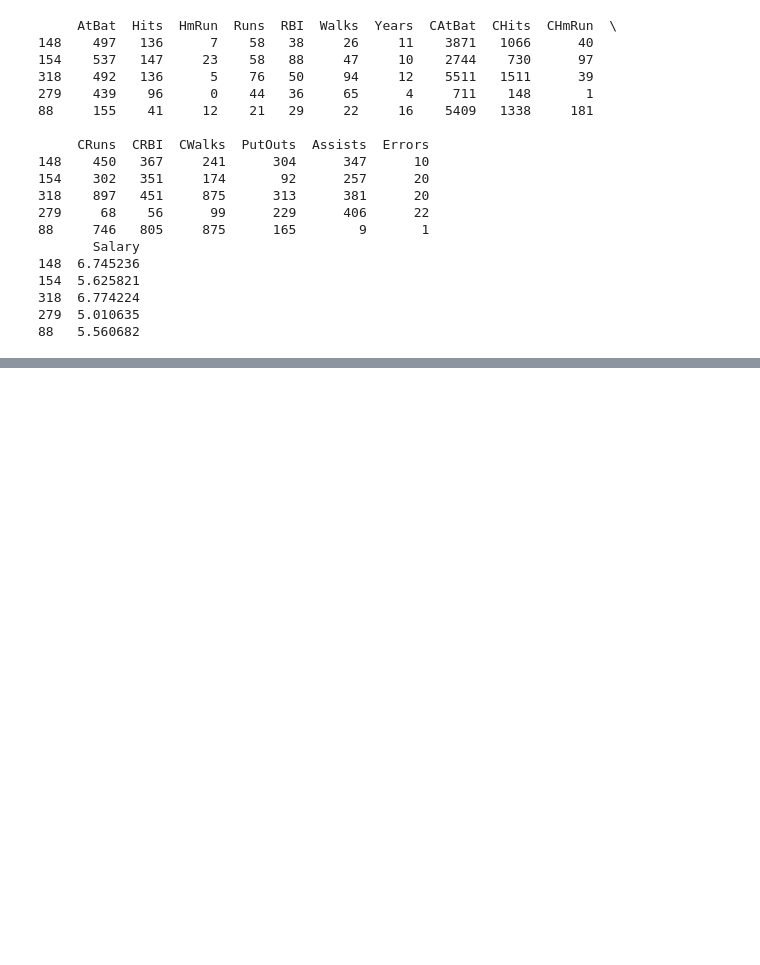
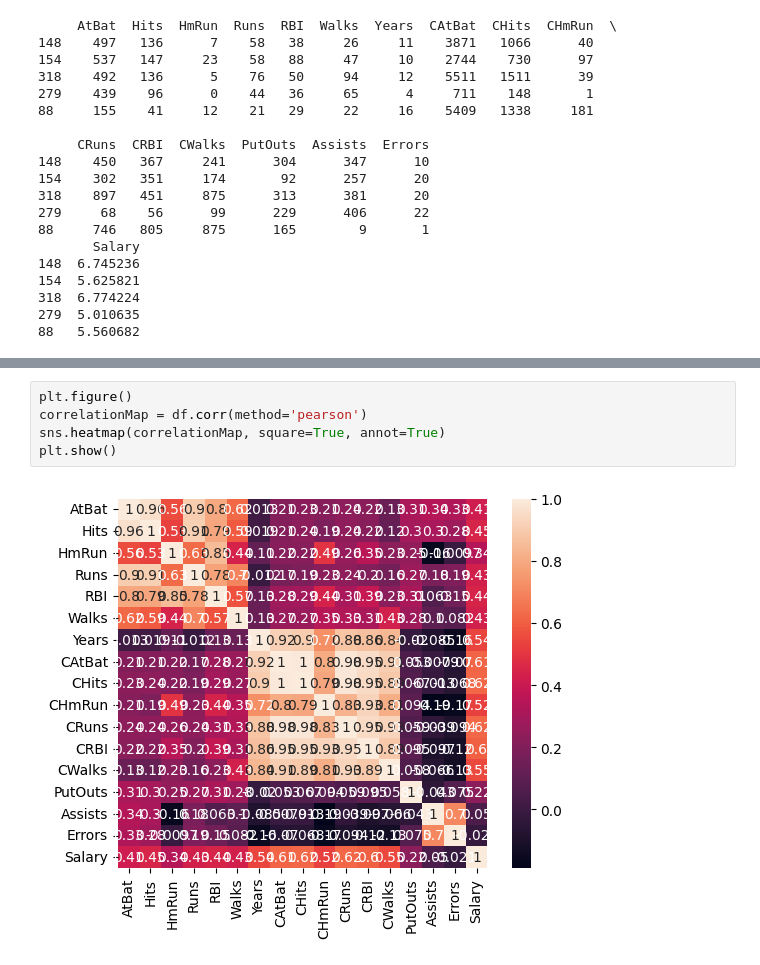
Before and after one commit to hoethan231/courses, a Jupyter notebook: CMPE_188/homework/homework2.ipynb, the cells around one changed output, grey strips where cells are left out. Saved outputs shown, nothing was run; the diff lists cells and outputs as text; blank space fills up the shorter version.

```diff
--- a/CMPE_188/homework/homework2.ipynb
+++ b/CMPE_188/homework/homework2.ipynb
@@ -138,0 +215,7 @@ plt.show()
+# %%
+plt.figure()
+correlationMap = df.corr(method='pearson')
+sns.heatmap(correlationMap, square=True, annot=True)
+plt.show()
+# %% [output]
+[figure, added]
```
Also changed, not shown: parts of 21 cells of this notebook.
